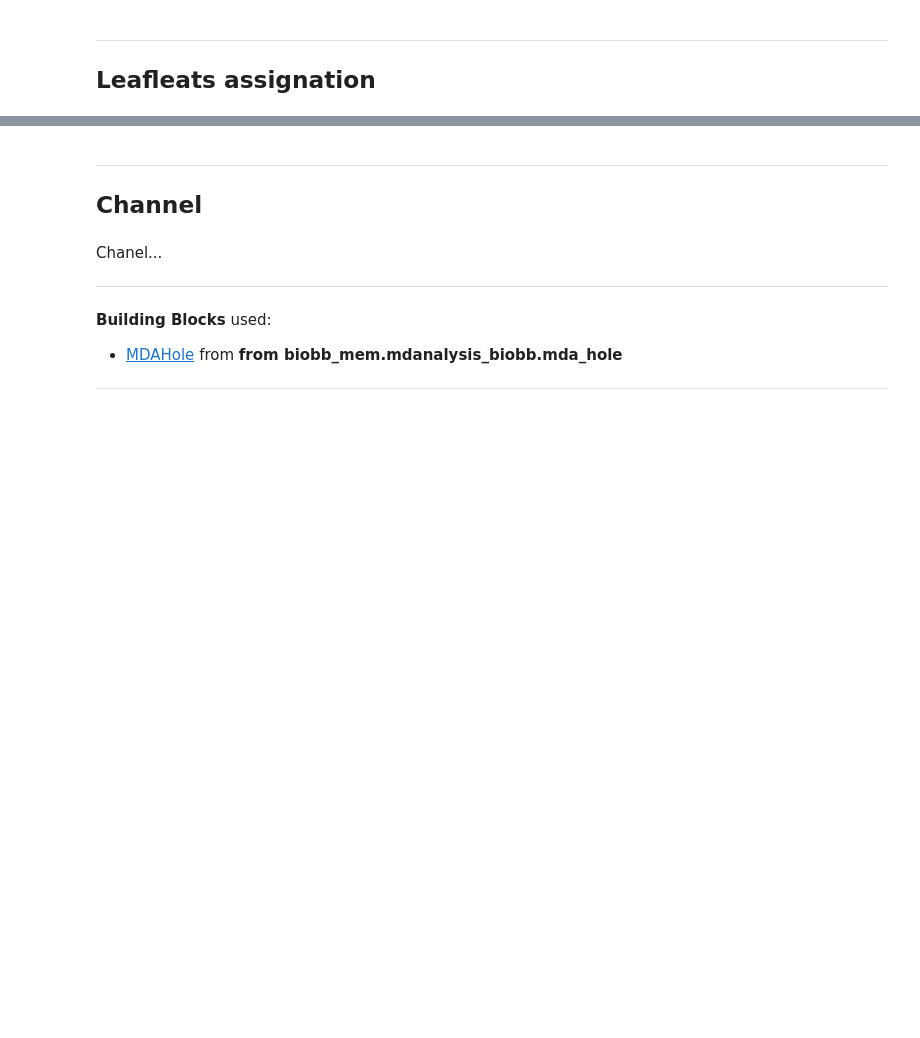
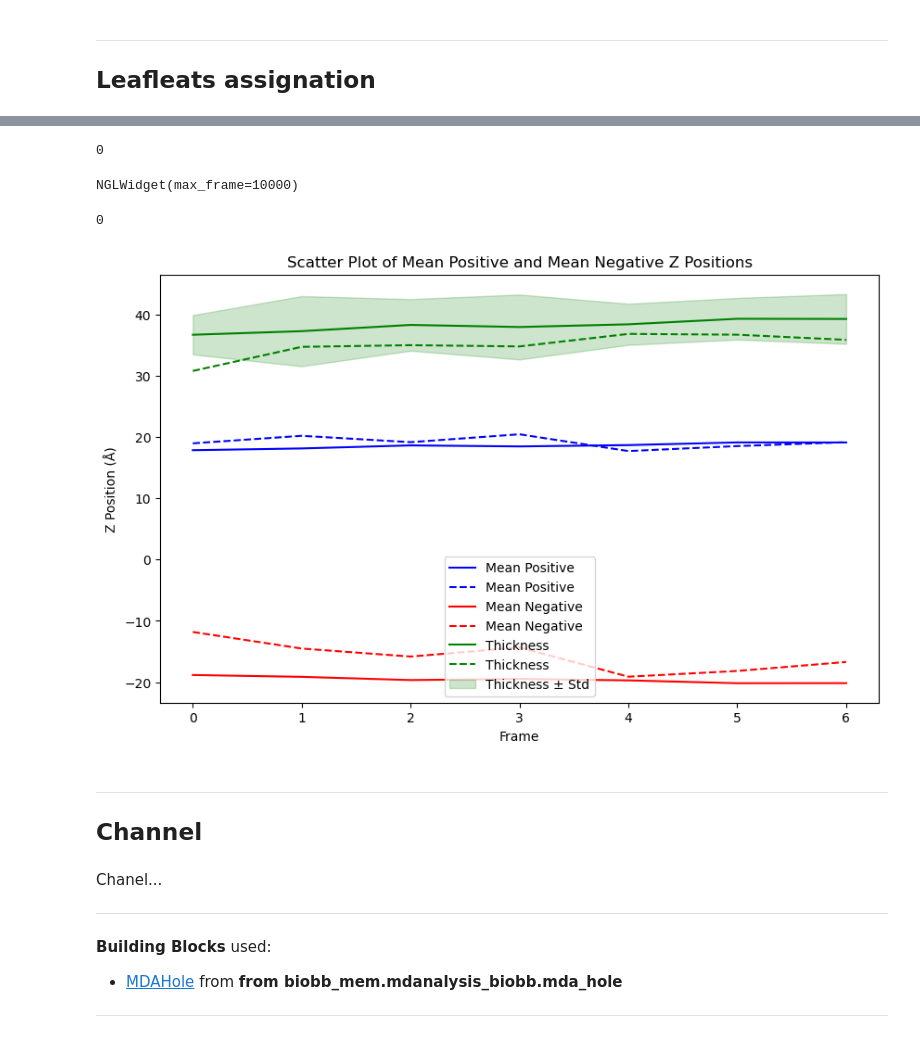
Before and after one commit to RubenChM/biobb_wf_mem, a Jupyter notebook: biobb_wf_mem/notebooks/biobb_wf_mem.ipynb, the cells around one changed output, grey strips where cells are left out. Saved outputs shown, nothing was run; the diff lists cells and outputs as text; code cells hidden in the pictures; blank space fills up the shorter version.

Commit message:
Add thickness part

```diff
--- a/biobb_wf_mem/notebooks/biobb_wf_mem.ipynb
+++ b/biobb_wf_mem/notebooks/biobb_wf_mem.ipynb
@@ -309,3 +315,62 @@ FileNotFoundError: [Errno 2] No such file or directory: 'leaflets_data.csv'
+# %%
+prop = {
+    'lipid_sel': lipid_sel,
+    'steps': steps,
+    'height_sel': lipid_sel,
+    'disable_logs': disable_logs
+}
+lpp_zpositions(input_top_path=input_top_path,
+            input_traj_path=input_traj_path,
+            output_positions_path='out/zpositions.csv',
+            properties=prop)
+# %% [output]
+0
+# %%
+u = mda.Universe(input_top_path, input_traj_path)
+
+around_sel = '(cyzone 50 70 -50 protein)'
+around_resnums = u.select_atoms(around_sel).resnums
+view = nv.show_mdanalysis(u)
+view.clear_representations()
+view.add_point(selection=ngl_sel, color='red')
+view.add_point(selection=f'({", ".join(map(str, around_resnums))}) and not protein', color='green')
+view.add_point(selection='protein', color='blue')
+view
+# %% [output]
+NGLWidget(max_frame=10000)
+# %%
+prop = {
+    'lipid_sel': lipid_sel,
+    'steps': steps,
+    'height_sel': f'{lipid_sel} and {around_sel}',
+    'disable_logs': disable_logs
+}
+lpp_zpositions(input_top_path=input_top_path,
+            input_traj_path=input_traj_path,
+            output_positions_path='out/zpositions_around.csv',
+            properties=prop)
+# %% [output]
+0
+# %%
+from biobb_mem.lipyphilic_biobb.lpp_zpositions import frame_df
+import matplotlib.pyplot as plt
+
+grouped = frame_df('out/zpositions.csv')
+around = frame_df('out/zpositions_around.csv')
+plt.figure(figsize=(10, 6))
+# Plot the mean positive and mean negative z positions
+plt.plot(grouped['mean_positive'], label='Mean Positive', linestyle='-', color='blue')
+plt.plot(around['mean_positive'], label='Mean Positive', linestyle='--', color='blue')
+plt.plot(grouped['mean_negative'], label='Mean Negative', linestyle='-', color='red')
+plt.plot(around['mean_negative'], label='Mean Negative', linestyle='--', color='red')
+plt.plot(grouped['thickness'], label='Thickness', linestyle='-', color='green')
+plt.plot(around['thickness'], label='Thickness', linestyle='--', color='green')
+plt.fill_between(grouped.index, grouped['thickness'] - grouped['std_thickness'], grouped['thickness'] + grouped['std_thickness'], color='green', alpha=0.2, label='Thickness ± Std')
+plt.title('Scatter Plot of Mean Positive and Mean Negative Z Positions')
+plt.xlabel('Frame'); plt.ylabel('Z Position (Å)')
+plt.legend(); plt.show()
+# %% [output]
+[figure, added]
 # %% [markdown]
 <a id="channel"></a>
 ***
```
Also changed, not shown: parts of 15 cells of this notebook.
